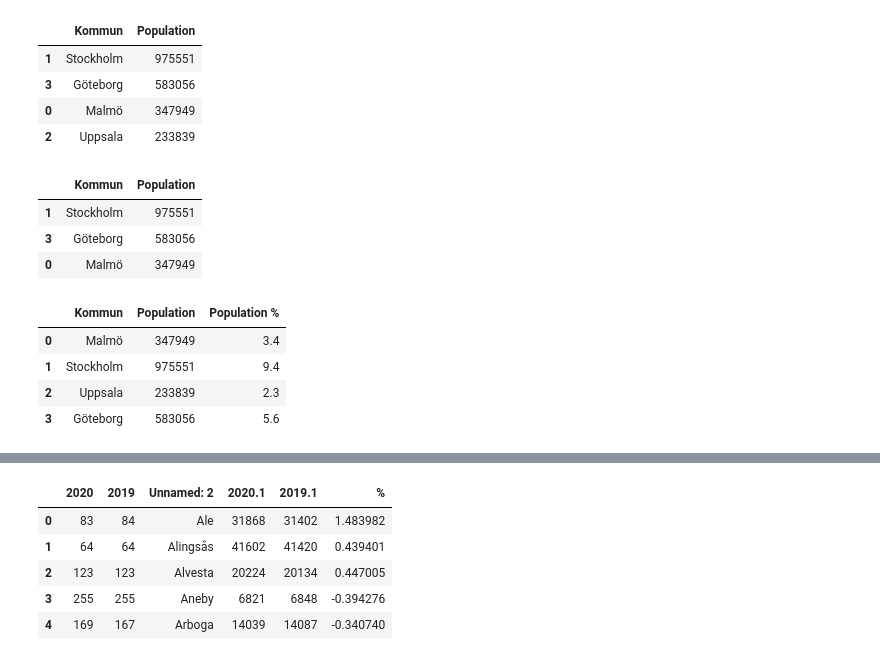
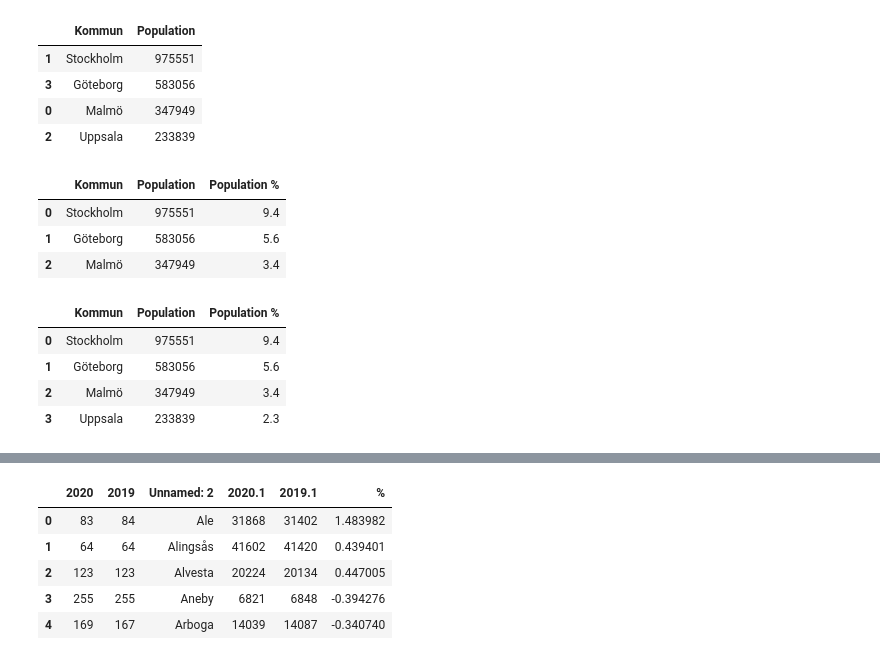
Before and after one commit to lisamariahertz-cpu/Databehandling-AI25, a Jupyter notebook: exercises/E1_pandas_basic_syntax.ipynb, the cells around one changed output, grey strips where cells are left out. Cells and saved outputs as stored; diff of their text form; code cells hidden in the pictures.

```diff
--- a/exercises/E1_pandas_basic_syntax.ipynb
+++ b/exercises/E1_pandas_basic_syntax.ipynb
@@ -147,13 +153,13 @@ cities_df.sort_values(by='Population', ascending = False)
 # %%
 # Exercise D
 # Filter out the three largest cities. (*)
-sorted_cities_df = cities_df.sort_values(by='Population', ascending = False)
+sorted_cities_df = cities_df.sort_values(by='Population', ascending = False).reset_index(drop= True)    #Går även att göra med inplace och restet in
 sorted_cities_df[:3]
 # %% [output]
-|  | Kommun | Population |
-| 1 | Stockholm | 975551 |
-| 3 | Göteborg | 583056 |
-| 0 | Malmö | 347949 |
+|  | Kommun | Population | Population % |
+| 0 | Stockholm | 975551 | 9.4 |
+| 1 | Göteborg | 583056 | 5.6 |
+| 2 | Malmö | 347949 | 3.4 |
 # %%
 # Exercise E
 # The whole population in Sweden 2020 is 10379295.
@@ -161,16 +167,18 @@ sorted_cities_df[:3]
 # This column should be filled with percentage of the Swedish population for each city.
 
 tot_pop = 10379295
-andel = [round((pop/tot_pop)*100, 1) for pop in cities_df['Population']]
+#andel = [round((pop/tot_pop)*100, 1) for pop in cities_df['Population']] # behöver inte göra en lista
 
-cities_df['Population %'] = andel
+cities_df['Population %'] = ((cities_df['Population']/tot_pop)*100).round(1)
+cities_df.sort_values('Population', ascending=False, inplace= True)
+cities_df = cities_df.reset_index(drop=True)
 cities_df
 # %% [output]
 |  | Kommun | Population | Population % |
-| 0 | Malmö | 347949 | 3.4 |
-| 1 | Stockholm | 975551 | 9.4 |
-| 2 | Uppsala | 233839 | 2.3 |
-| 3 | Göteborg | 583056 | 5.6 |
+| 0 | Stockholm | 975551 | 9.4 |
+| 1 | Göteborg | 583056 | 5.6 |
+| 2 | Malmö | 347949 | 3.4 |
+| 3 | Uppsala | 233839 | 2.3 |
 # %% [markdown]
 ---
 
```
Also changed, not shown: parts of 10 cells of this notebook, 1 other file.
